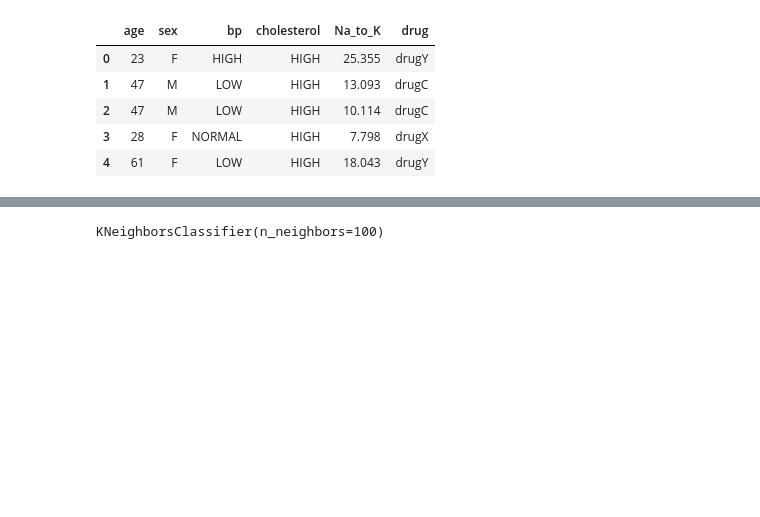
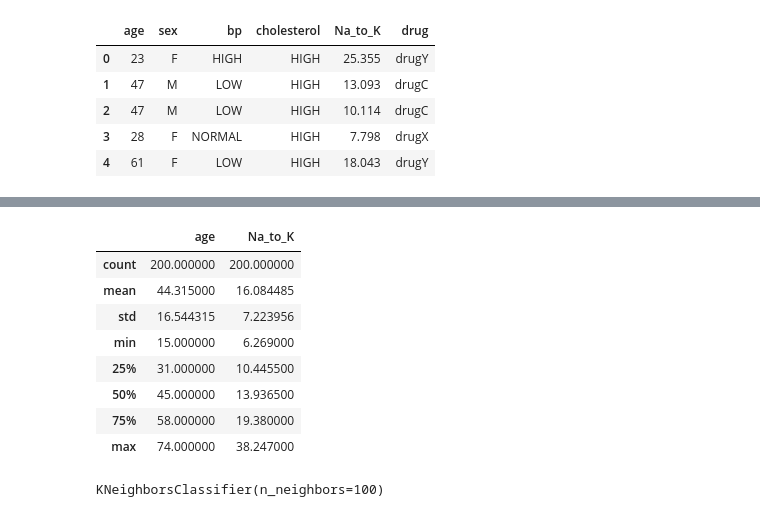
Before and after one commit to evarayHEIG/machle_labs, a Jupyter notebook: pw5/ex2-debugging/ex2-debugging-stud.ipynb, the cells around one changed output, grey strips where cells are left out. Cells and saved outputs as stored; diff of their text form; code cells hidden in the pictures; blank space fills up the shorter version.

```diff
--- a/pw5/ex2-debugging/ex2-debugging-stud.ipynb
+++ b/pw5/ex2-debugging/ex2-debugging-stud.ipynb
@@ -64,3 +71,15 @@ memory usage: 9.5+ KB
+# %%
+df.describe()
+# %% [output]
+|  | age | Na_to_K |
+| count | 200.000000 | 200.000000 |
+| mean | 44.315000 | 16.084485 |
+| std | 16.544315 | 7.223956 |
+| min | 15.000000 | 6.269000 |
+| 25% | 31.000000 | 10.445500 |
+| 50% | 45.000000 | 13.936500 |
+| 75% | 58.000000 | 19.380000 |
+| max | 74.000000 | 38.247000 |
 # %%
 categorical_columns = ["sex", "bp", "cholesterol", "drug"]
 
```
Also changed, not shown: parts of 27 cells of this notebook.
